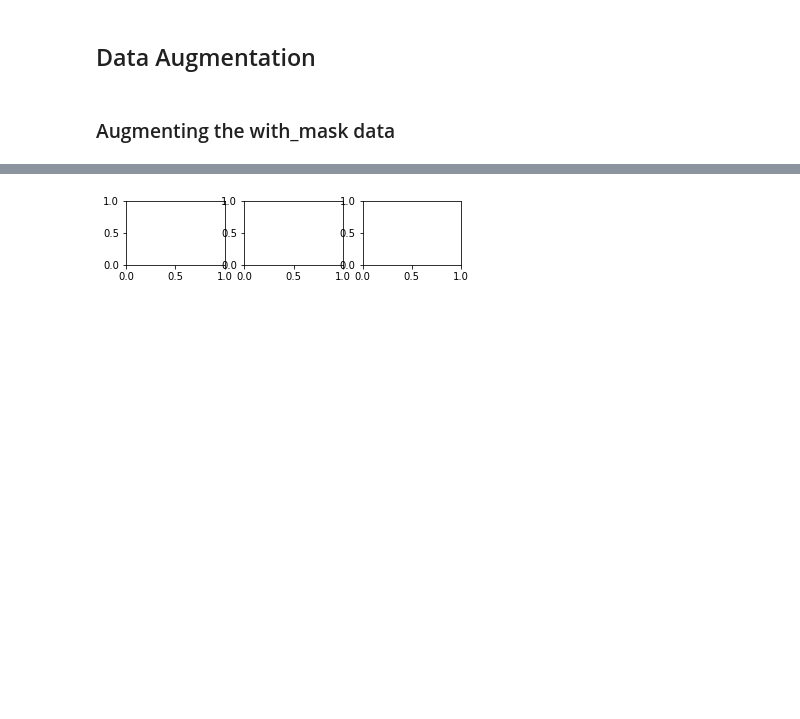
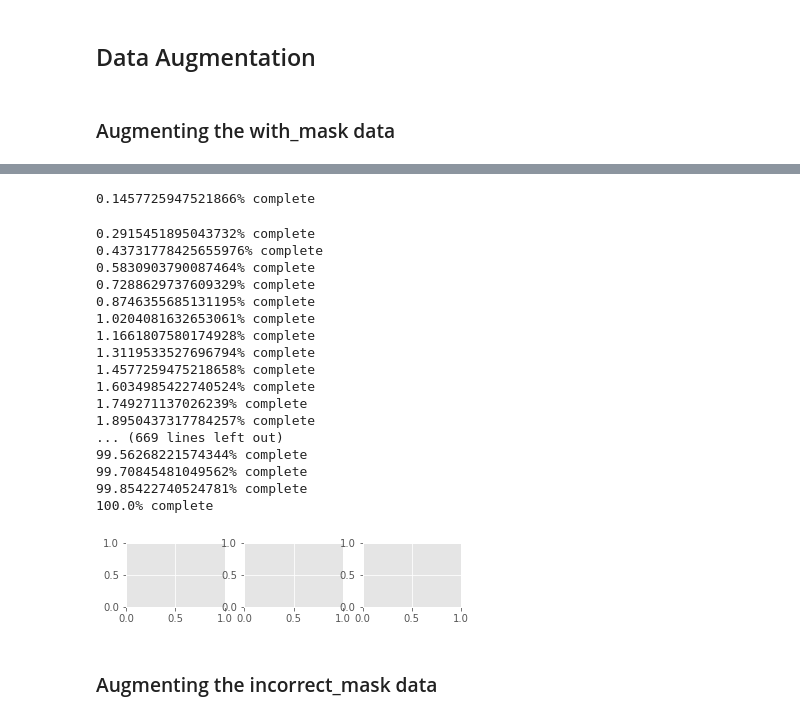
Before and after one commit to ApoorvMehrotra0706/FaceMaskDetection, a Jupyter notebook: BaseModel/Base model.ipynb, the cells around one changed output, grey strips where cells are left out. Drawn from its saved outputs; the diff is of its cells as text; code cells hidden in the pictures; blank space fills up the shorter version.

```diff
--- a/BaseModel/Base model.ipynb
+++ b/BaseModel/Base model.ipynb
@@ -329,7 +347,7 @@ for image in w_mask:
     # prepare iterator
     it = datagen.flow(samples, batch_size=1)
     # generate samples
-    for i in range(3):
+    for i in range(5):
         # define subplot
         pyplot.subplot(330 + 1 + i)
         # generate batch of images
@@ -337,7 +355,7 @@ for image in w_mask:
         # convert to unsigned integers for viewing
         image = batch[0].astype('uint8')
         data = im.fromarray(image)
-        data.save('{0}/augmentation/with_mask/img{1}.png'.format(datasetPath, number))
+        data.save('{0}/augmentation/with_mask/img{1}.png'.format(datasetUgmentedPath, number))
         number = number + 1
 
     ## Second Augmentation
@@ -346,7 +364,7 @@ for image in w_mask:
     # prepare iterator
     it = datagen.flow(samples, batch_size=1)
     # generate samples
-    for i in range(3):
+    for i in range(5):
         # define subplot
         pyplot.subplot(330 + 1 + i)
         # generate batch of images
@@ -354,7 +372,7 @@ for image in w_mask:
         # convert to unsigned integers for viewing
         image = batch[0].astype('uint8')
         data = im.fromarray(image)
-        data.save('{0}/augmentation/with_mask/img{1}.png'.format(datasetPath, number))
+        data.save('{0}/augmentation/with_mask/img{1}.png'.format(datasetUgmentedPath, number))
         number = number + 1
 
 
@@ -363,7 +381,7 @@ for image in w_mask:
     # prepare iterator
     it = datagen.flow(samples, batch_size=1)
     # generate samples
-    for i in range(3):
+    for i in range(5):
         # define subplot
         pyplot.subplot(330 + 1 + i)
         # generate batch of images
@@ -371,7 +389,7 @@ for image in w_mask:
         # convert to unsigned integers for viewing
         image = batch[0].astype('uint8')
         data = im.fromarray(image)
-        data.save('{0}/augmentation/with_mask/img{1}.png'.format(datasetPath, number))
+        data.save('{0}/augmentation/with_mask/img{1}.png'.format(datasetUgmentedPath, number))
         number = number + 1
 
 
@@ -380,7 +398,7 @@ for image in w_mask:
     # prepare iterator
     it = datagen.flow(samples, batch_size=1)
     # generate samples
-    for i in range(3):
+    for i in range(4):
         # define subplot
         pyplot.subplot(330 + 1 + i)
         # generate batch of images
@@ -388,7 +406,7 @@ for image in w_mask:
         # convert to unsigned integers for viewing
         image = batch[0].astype('uint8')
         data = im.fromarray(image)
-        data.save('{0}/augmentation/with_mask/img{1}.png'.format(datasetPath, number))
+        data.save('{0}/augmentation/with_mask/img{1}.png'.format(datasetUgmentedPath, number))
         number = number + 1
 
 
@@ -397,7 +415,7 @@ for image in w_mask:
     # prepare iterator
     it = datagen.flow(samples, batch_size=1)
     # generate samples
-    for i in range(3):
+    for i in range(4):
         # define subplot
         pyplot.subplot(330 + 1 + i)
         # generate batch of images
@@ -405,6 +423,10 @@ for image in w_mask:
         # convert to unsigned integers for viewing
         image = batch[0].astype('uint8')
         data = im.fromarray(image)
-        data.save('{0}/augmentation/with_mask/img{1}.png'.format(datasetPath, number))
+        data.save('{0}/augmentation/with_mask/img{1}.png'.format(datasetUgmentedPath, number))
         number = number + 1
+
+    percent =  (number/23)/len(w_mask)
+#     if (percent%10 == 0 or percent%10 == 0.0 ):
+    print('{0}% complete'.format(percent))
 # %% [output]
@@ -434,7 +474,7 @@ for image in wo_mask:
         # convert to unsigned integers for viewing
         image = batch[0].astype('uint8')
         data = im.fromarray(image)
-        data.save('{0}/augmentation/without_mask/img{1}.png'.format(datasetPath, number))
+        data.save('{0}/augmentation/without_mask/img{1}.png'.format(datasetUgmentedPath, number))
         number = number + 1
 
     ## Second Augmentation
@@ -451,7 +491,7 @@ for image in wo_mask:
         # convert to unsigned integers for viewing
         image = batch[0].astype('uint8')
         data = im.fromarray(image)
-        data.save('{0}/augmentation/without_mask/img{1}.png'.format(datasetPath, number))
+        data.save('{0}/augmentation/without_mask/img{1}.png'.format(datasetUgmentedPath, number))
         number = number + 1
 
 
@@ -468,7 +508,7 @@ for image in wo_mask:
         # convert to unsigned integers for viewing
         image = batch[0].astype('uint8')
         data = im.fromarray(image)
-        data.save('{0}/augmentation/without_mask/img{1}.png'.format(datasetPath, number))
+        data.save('{0}/augmentation/without_mask/img{1}.png'.format(datasetUgmentedPath, number))
         number = number + 1
 
 
@@ -477,33 +517,55 @@ for image in wo_mask:
     # prepare iterator
     it = datagen.flow(samples, batch_size=1)
     # generate samples
 
     for i in range(3):
         # define subplot
         pyplot.subplot(330 + 1 + i)
         # generate batch of images
         batch = it.next()
         # convert to unsigned integers for viewing
         image = batch[0].astype('uint8')
         data = im.fromarray(image)
-        data.save('{0}/augmentation/without_mask/img{1}.png'.format(datasetPath, number))
+        data.save('{0}/augmentation/without_mask/img{1}.png'.format(datasetUgmentedPath, number))
         number = number + 1
 
 
     ## Fifth augmnetation
     datagen = ImageDataGenerator(height_shift_range=0.5)
     # prepare iterator
     it = datagen.flow(samples, batch_size=1)
     # generate samples
     for i in range(3):
         # define subplot
         pyplot.subplot(330 + 1 + i)
         # generate batch of images
         batch = it.next()
         # convert to unsigned integers for viewing
         image = batch[0].astype('uint8')
         data = im.fromarray(image)
-        data.save('{0}/augmentation/without_mask/img{1}.png'.format(datasetPath, number))
+        data.save('{0}/augmentation/without_mask/img{1}.png'.format(datasetUgmentedPath, number))
         number = number + 1
+
+    percent =  ((number/15)/len(wo_mask))*100
+#     if (percent%10 == 0 or percent%10 == 0.0 ):
+    print('{0}% complete'.format(percent))
 # %% [output]
+0.1457725947521866% complete
+0.2915451895043732% complete
+0.43731778425655976% complete
+0.5830903790087464% complete
+0.7288629737609329% complete
+0.8746355685131195% complete
+1.0204081632653061% complete
+1.1661807580174928% complete
+1.3119533527696794% complete
+1.4577259475218658% complete
+1.6034985422740524% complete
+1.749271137026239% complete
+1.8950437317784257% complete
+... (669 lines left out)
+99.56268221574344% complete
+99.70845481049562% complete
+99.85422740524781% complete
+100.0% complete
-[figure, old version]
+[figure, new version]
@@ -512,3 +572,5 @@ for image in wo_mask:
+# %% [markdown]
+### Augmenting the incorrect_mask data
 # %%
 # load the image
 j = 0
```
Also changed, not shown: parts of 26 cells of this notebook, 6 other files.
